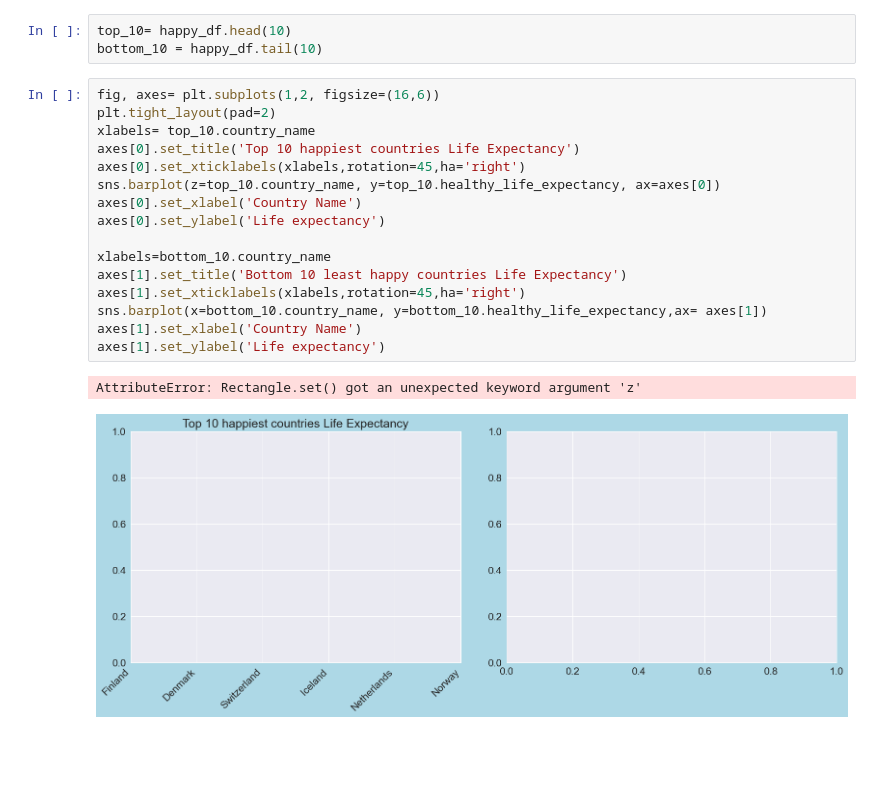
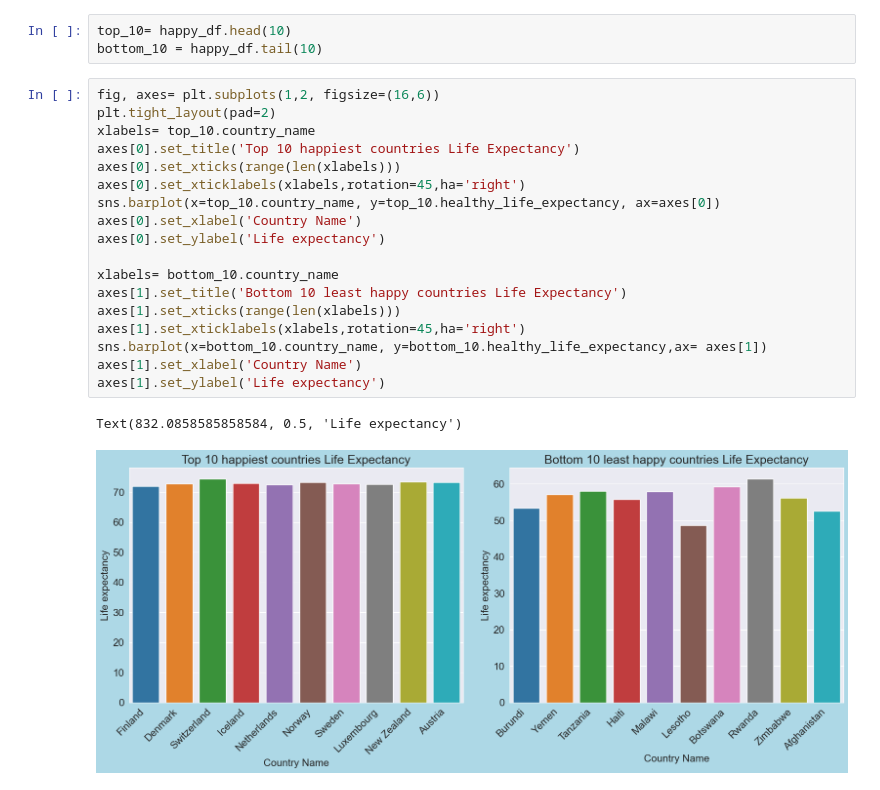
Before and after one commit to roushan2k1/World-happiness-report-Data-analysis-using-Python, a Jupyter notebook: World happiness report Data analysis using Python.ipynb, the cells around one changed output. Cells and saved outputs as stored; diff of their text form; blank space fills up the shorter version.

```diff
--- a/World happiness report Data analysis using Python.ipynb
+++ b/World happiness report Data analysis using Python.ipynb
@@ -145,19 +145,21 @@ bottom_10 = happy_df.tail(10)
 # %%
 fig, axes= plt.subplots(1,2, figsize=(16,6))
 plt.tight_layout(pad=2)
 xlabels= top_10.country_name
 axes[0].set_title('Top 10 happiest countries Life Expectancy')
+axes[0].set_xticks(range(len(xlabels)))
 axes[0].set_xticklabels(xlabels,rotation=45,ha='right')
-sns.barplot(z=top_10.country_name, y=top_10.healthy_life_expectancy, ax=axes[0])
+sns.barplot(x=top_10.country_name, y=top_10.healthy_life_expectancy, ax=axes[0])
 axes[0].set_xlabel('Country Name')
 axes[0].set_ylabel('Life expectancy')
 
-xlabels=bottom_10.country_name
+xlabels= bottom_10.country_name
 axes[1].set_title('Bottom 10 least happy countries Life Expectancy')
+axes[1].set_xticks(range(len(xlabels)))
 axes[1].set_xticklabels(xlabels,rotation=45,ha='right')
 sns.barplot(x=bottom_10.country_name, y=bottom_10.healthy_life_expectancy,ax= axes[1])
 axes[1].set_xlabel('Country Name')
 axes[1].set_ylabel('Life expectancy')
 # %% [output]
-AttributeError: Rectangle.set() got an unexpected keyword argument 'z'
+Text(832.0858585858584, 0.5, 'Life expectancy')
-[figure, old version]
+[figure, new version]
```
Also changed, not shown: parts of 3 cells of this notebook.
